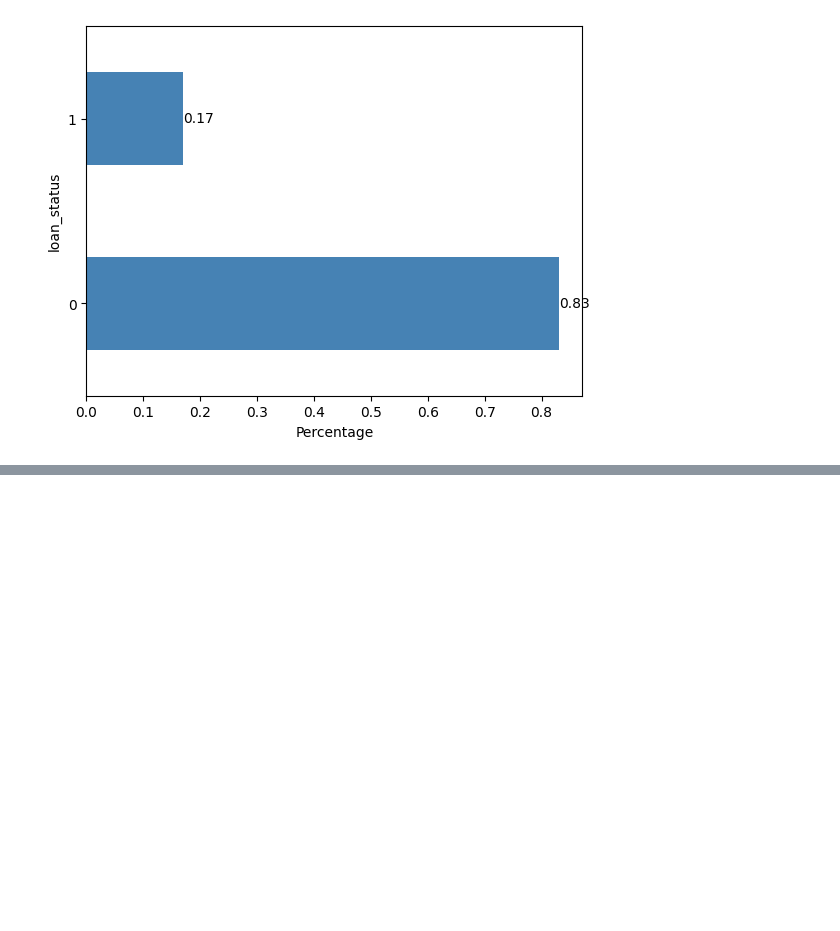
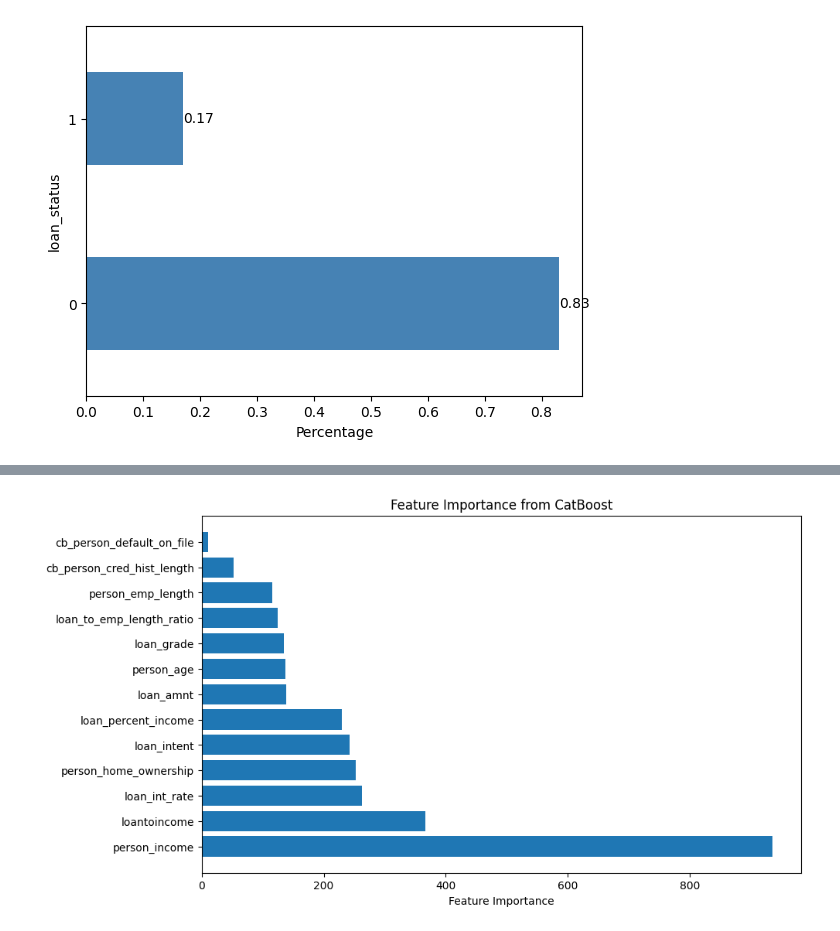
Before and after one commit to yilmazgencc/Kaggle, a Jupyter notebook: s4-b10.ipynb, the cells around one changed output, grey strips where cells are left out. Cells and saved outputs as stored; diff of their text form; code cells hidden in the pictures; blank space fills up the shorter version.

```diff
--- a/s4-b10.ipynb
+++ b/s4-b10.ipynb
@@ -372,5 +433,22 @@ And if memory is not enough, you can set `force_col_wise=true`.
 [LightGBM] [Info] [binary:BoostFromScore]: pavg=0.169546 -> initscore=-1.588850
 [LightGBM] [Info] Start training from score -1.588850
+# %%
+feature_importance = pd.DataFrame({
+    'feature': X.columns,
+    'importance': lgbm_m.feature_importances_
+})
+
+# Sort by importance
+feature_importance = feature_importance.sort_values(by='importance', ascending=False)
+
+# Plot feature importance
+plt.figure(figsize=(10, 6))
+plt.barh(feature_importance['feature'], feature_importance['importance'])
+plt.xlabel('Feature Importance')
+plt.title('Feature Importance from CatBoost')
+plt.show()
+# %% [output]
+[figure, added]
 # %%
 cat_columns = X.select_dtypes(include=['category']).columns.tolist()
 cat_m = cat.CatBoostClassifier()
```
Also changed, not shown: parts of 16 cells of this notebook.
